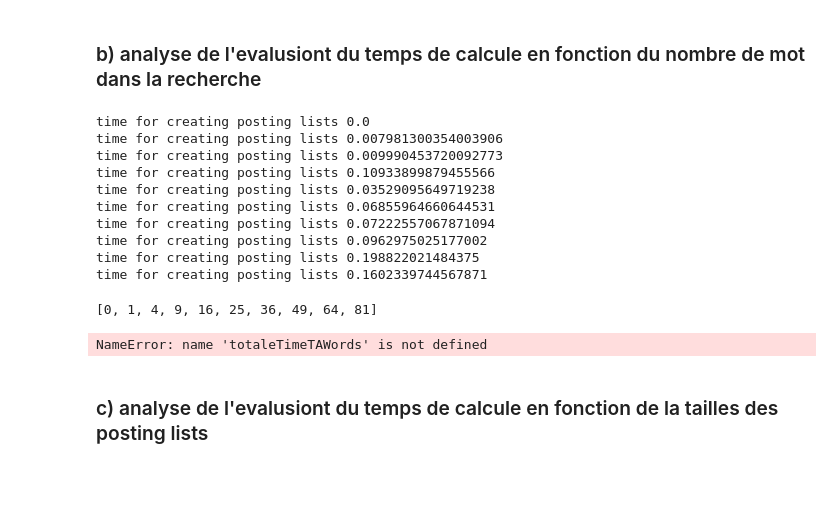
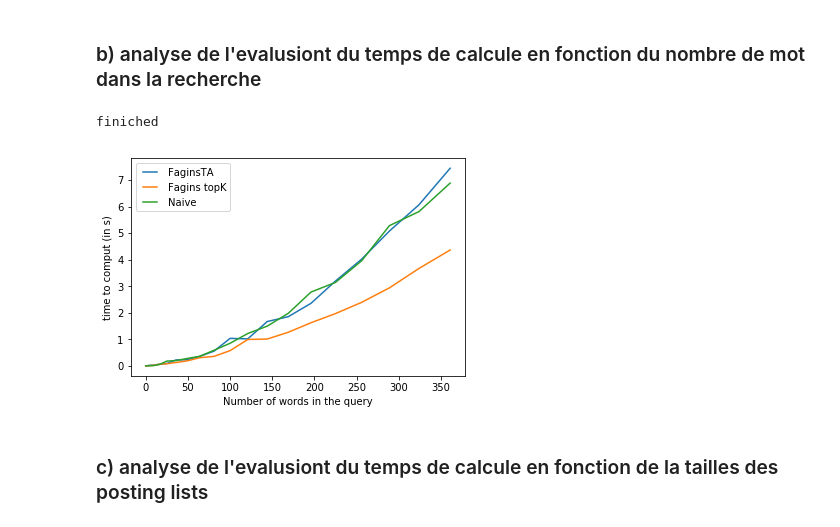
Before and after one commit to Zed314/WordTraveller, a Jupyter notebook: benchmark/BenchmarkQuery.ipynb, the cells around one changed output. Saved outputs shown, nothing was run; the diff lists cells and outputs as text; code cells hidden in the pictures; blank space fills up the shorter version.

```diff
--- a/benchmark/BenchmarkQuery.ipynb
+++ b/benchmark/BenchmarkQuery.ipynb
@@ -166,78 +148,65 @@ plt.show()
 # %% [markdown]
 ### b) analyse de l'evalusiont du temps de calcule en fonction du nombre de mot dans la recherche
 # %%
-
 from wordtraveller import query
-from wordtraveller import faginsta, faginstopk
+from wordtraveller import faginstavf, faginstopkvf, naivetopk
+from sys import stdout
 import time
 
+
 # define words
-WordsList= [0]*100
-for i in range(0,100):
+WordsList= [0]*1024
+for i in range(0,1024):
     WordsList[i]= worldsFreq[10000+i][1]
 WordsList.sort(reverse=True)
 
-totaleTimeTAWords = [0]*10
-totaleTimefagWords = [0]*10
-totaleTimeNaivWords = [0]*10
+#
+size = 20
 
-for n in range(0,10):
-    words = WordsList[0:n*n]
-    # getting the posting lists for a set of words
-    sartingTime = time.time()
-    posting_lists_ordered_by_id = SortedDict()
-    posting_lists_ordered_by_score = SortedDict()
-    for word in words:
-        orderedById, orderedByScore = query.get_posting_list(
-        Voc, word, filemanager, returnPostingListOrderedByScore = True)
-        if orderedById and orderedByScore:
-            posting_lists_ordered_by_score[word] = orderedByScore
-            posting_lists_ordered_by_id[word] = orderedById
-    print( "time for creating posting lists {}".format(time.time() - sartingTime))
+def f(k):
+    return k
+
+
+totaleTimeTAWords = [0]*size
+totaleTimefagWords = [0]*size
+totaleTimeNaivWords = [0]*size
 
 
 
+for n in range(0,size):
+    words = WordsList[0:n*n]
+    print("{}% ".format(round((n)/(size)*100)), end="\r")
     sartingTime = time.time()
-    faginsta.find_fagins_ta(posting_lists_ordered_by_id, posting_lists_ordered_by_score, 0, 30 )
+    resutle = faginstavf.apply_fagins_ta(words, Voc, filemanager, 0, 30)
     totaleTimeTAWords[n] = time.time() - sartingTime
 
     sartingTime = time.time()
-    faginstopk.find_fagins_top_k(posting_lists_ordered_by_id, posting_lists_ordered_by_score, 30 )
+    resutle = faginstopkvf.apply_top_k_algo(words, Voc, filemanager, 0, 30)
     totaleTimefagWords[n] = time.time() - sartingTime
 
-    resutle = faginstavf.apply_fagins_ta(['party','actually','jail','august'], Voc, filemanager, 0, 100)
+    sartingTime = time.time()
+    naivetopk.naive_top_k_algo(words, Voc, filemanager, 0, 30)
+    totaleTimeNaivWords[n] = time.time() - sartingTime
 
-    sartingTime = time.time()
-    naivetopk.naive_top_k_algo(words, Voc, filemanager, 0, 30 )
-    totaleTimeNaivWords[n] = time.time() - sartingTime
+print("finiched", end="\r")
 # %% [output]
-time for creating posting lists 0.0
-time for creating posting lists 0.007981300354003906
-time for creating posting lists 0.009990453720092773
-time for creating posting lists 0.10933899879455566
-time for creating posting lists 0.03529095649719238
-time for creating posting lists 0.06855964660644531
-time for creating posting lists 0.07222557067871094
-time for creating posting lists 0.0962975025177002
-time for creating posting lists 0.198822021484375
-time for creating posting lists 0.1602339744567871
+finiched
 # %%
-x = [0]*10
-for i in range(1,10):
+x = [0]*size
+for i in range(1,size):
     x[i] = i*i
 
 
-print (x)
+
 plt.plot(x,totaleTimeTAWords, label="FaginsTA")
 plt.plot(x,totaleTimefagWords, label="Fagins topK")
-
+plt.plot(x,totaleTimeNaivWords, label="Naive")
 
 plt.ylabel('time to comput (in s)')
-plt.xlabel('n Nember of words in query')
+plt.xlabel('Number of words in the query')
 plt.legend(numpoints=2)
 plt.show()
 # %% [output]
-[0, 1, 4, 9, 16, 25, 36, 49, 64, 81]
-NameError: name 'totaleTimeTAWords' is not defined
+[figure, added]
 # %% [markdown]
 ### c) analyse de l'evalusiont du temps de calcule en fonction de la tailles des posting lists
```
Also changed, not shown: parts of 12 cells of this notebook.
